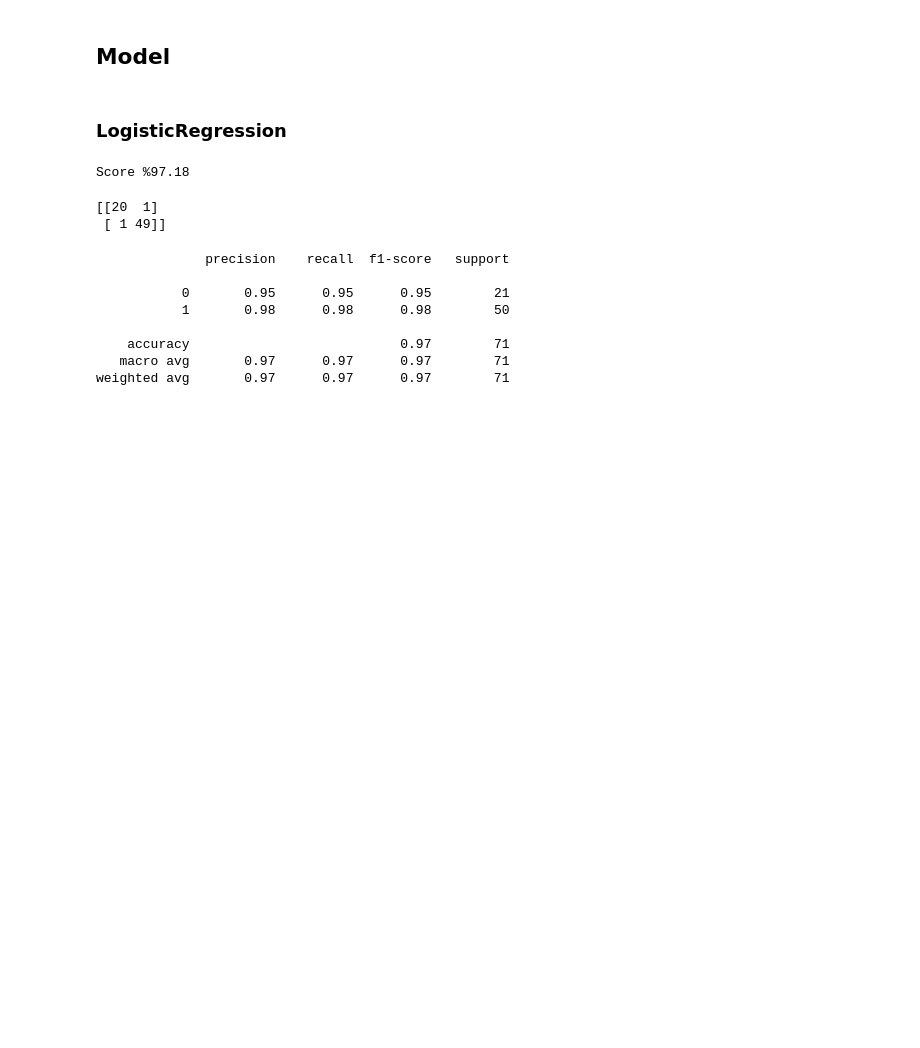
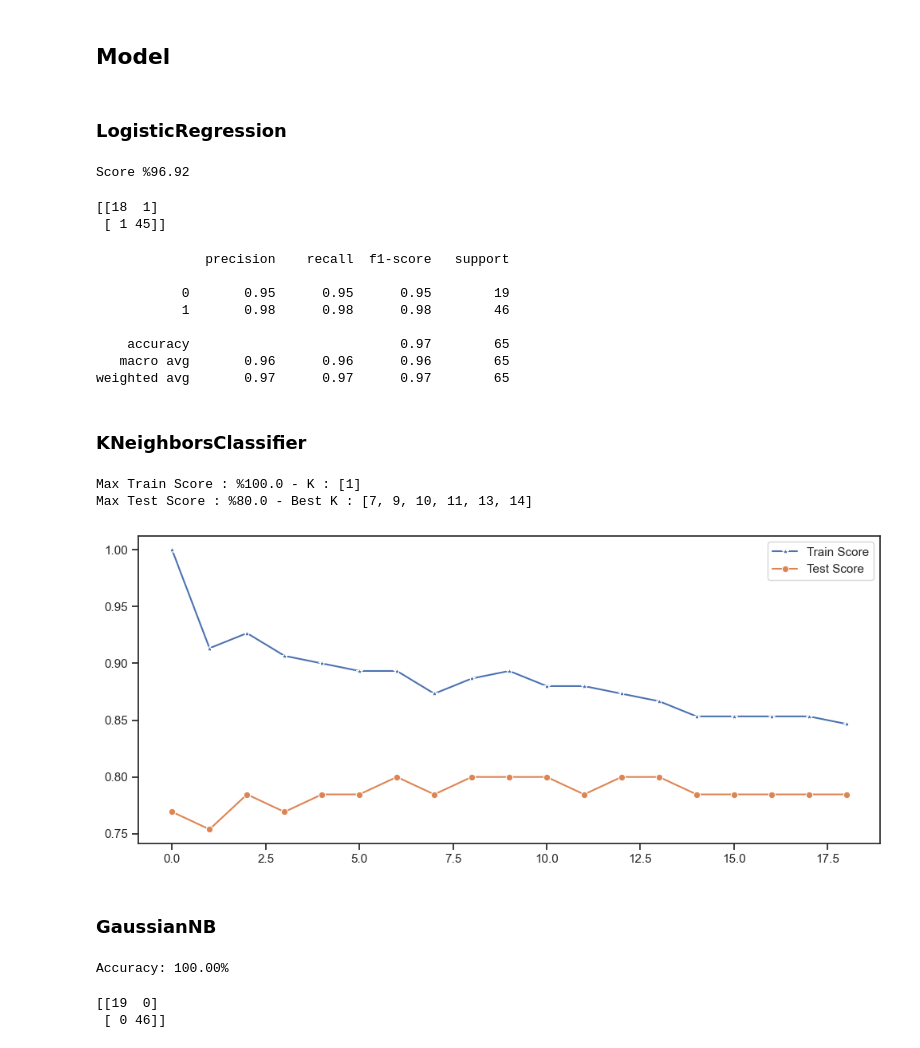
Before and after one commit to masanbasa3k/Machine_Learning, a Jupyter notebook: Job_placement_datacleaning_EDA_classification.ipynb, the cells around one changed output. Saved outputs shown, nothing was run; the diff lists cells and outputs as text; code cells hidden in the pictures; blank space fills up the shorter version.

```diff
--- a/Job_placement_datacleaning_EDA_classification.ipynb
+++ b/Job_placement_datacleaning_EDA_classification.ipynb
@@ -413,5 +419,5 @@ y = df.status
 # %%
-x_train,x_test,y_train,y_test = train_test_split(X,y,test_size=0.33,random_state=0)
+X_train,X_test,y_train,y_test = train_test_split(X,y,test_size=0.30,random_state=0)
 # %% [markdown]
 ## Model
 # %% [markdown]
@@ -421,7 +427,7 @@ from sklearn.linear_model import LogisticRegression
 # %%
 # Fit
 lr = LogisticRegression()
-lr.fit(x_train,y_train)
+lr.fit(X_train,y_train)
 
 # prediction
-y_pred = lr.predict(x_test)
+y_pred = lr.predict(X_test)
@@ -431,21 +435,23 @@ from sklearn.metrics import confusion_matrix,accuracy_score,classification_repor
 lr_score = accuracy_score(y_test,y_pred)
 print(f"Score %{(lr_score*100):.2f}")
 # %% [output]
-Score %97.18
+Score %96.92
 # %%
 con_mat = confusion_matrix(y_test,y_pred)
 print(con_mat)
 # %% [output]
-[[20  1]
- [ 1 49]]
+[[18  1]
+ [ 1 45]]
 # %%
 print(classification_report(y_test,y_pred))
 # %% [output]
               precision    recall  f1-score   support
 
-           0       0.95      0.95      0.95        21
-           1       0.98      0.98      0.98        50
+           0       0.95      0.95      0.95        19
+           1       0.98      0.98      0.98        46
 
-    accuracy                           0.97        71
-   macro avg       0.97      0.97      0.97        71
-weighted avg       0.97      0.97      0.97        71
+    accuracy                           0.97        65
+   macro avg       0.96      0.96      0.96        65
+weighted avg       0.97      0.97      0.97        65
+# %% [markdown]
+### KNeighborsClassifier
@@ -451,0 +460,33 @@ weighted avg       0.97      0.97      0.97        71
+# %%
+test_score = []
+train_score = []
+
+for i in range(1, 20):
+    knn = KNeighborsClassifier(i)
+    knn.fit(X_train, y_train)
+    train_score.append(knn.score(X_train, y_train))
+    test_score.append(knn.score(X_test, y_test))
+
+# max scores
+max_train_score = max(train_score)
+train_score_ind = [i for i, v in enumerate(train_score) if v == max_train_score]
+
+max_test_score = max(test_score)
+test_score_ind = [i for i, v in enumerate(test_score) if v == max_test_score]
+
+
+print(f'Max Train Score : %{max_train_score * 100} - K : {list(map(lambda x: x+1, train_score_ind))}')
+print(f'Max Test Score : %{max_test_score * 100} - Best K : {list(map(lambda x: x+1, test_score_ind))}')
+
+# graph
+
+plt.figure(figsize=(12, 5))
+p = sns.lineplot(train_score, marker="*", label="Train Score")
+p = sns.lineplot(test_score, marker="o", label="Test Score")
+plt.show()
+# %% [output]
+Max Train Score : %100.0 - K : [1]
+Max Test Score : %80.0 - Best K : [7, 9, 10, 11, 13, 14]
+[figure, added]
+# %% [markdown]
+### GaussianNB
@@ -451,0 +495,19 @@ weighted avg       0.97      0.97      0.97        71
+# %%
+# Train the Random Forest classifier
+gnb = GaussianNB()
+gnb.fit(X_train, y_train)
+
+# Predict the target values for the test data
+y_pred = gnb.predict(X_test)
+
+# Evaluate the performance of the model
+accuracy = accuracy_score(y_test, y_pred)
+print("Accuracy: {:.2f}%".format(accuracy * 100))
+# %% [output]
+Accuracy: 100.00%
+# %%
+con_mat = confusion_matrix(y_test,y_pred)
+print(con_mat)
+# %% [output]
+[[19  0]
+ [ 0 46]]
```
Also changed, not shown: parts of 15 cells of this notebook.
